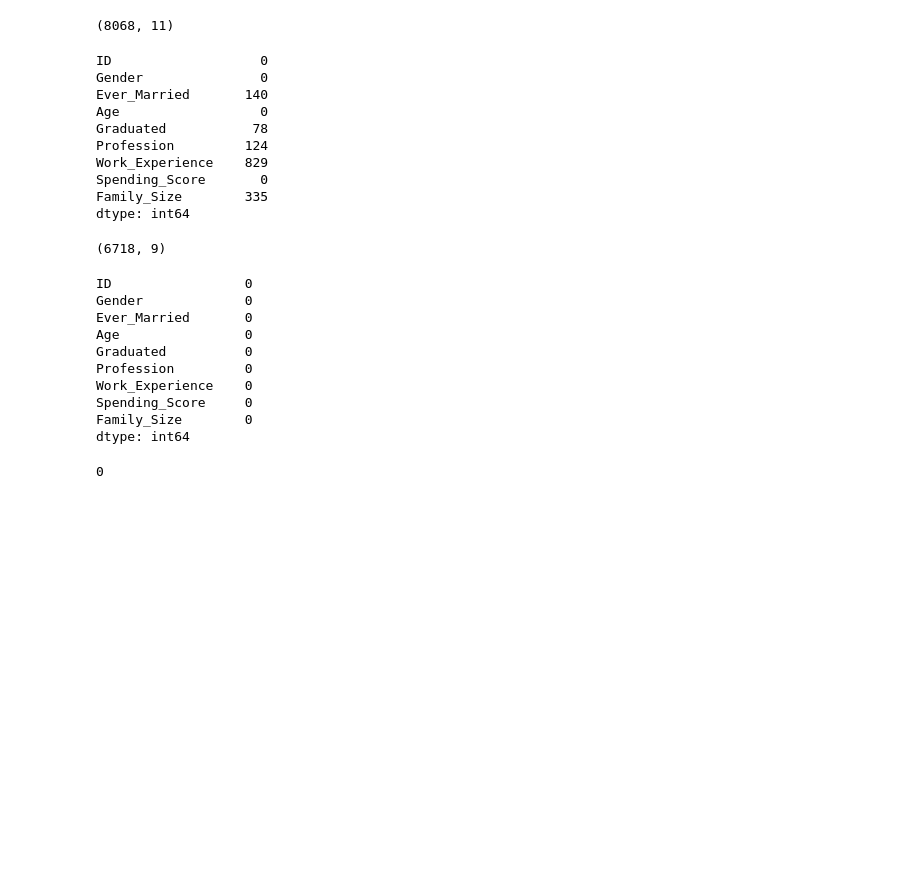
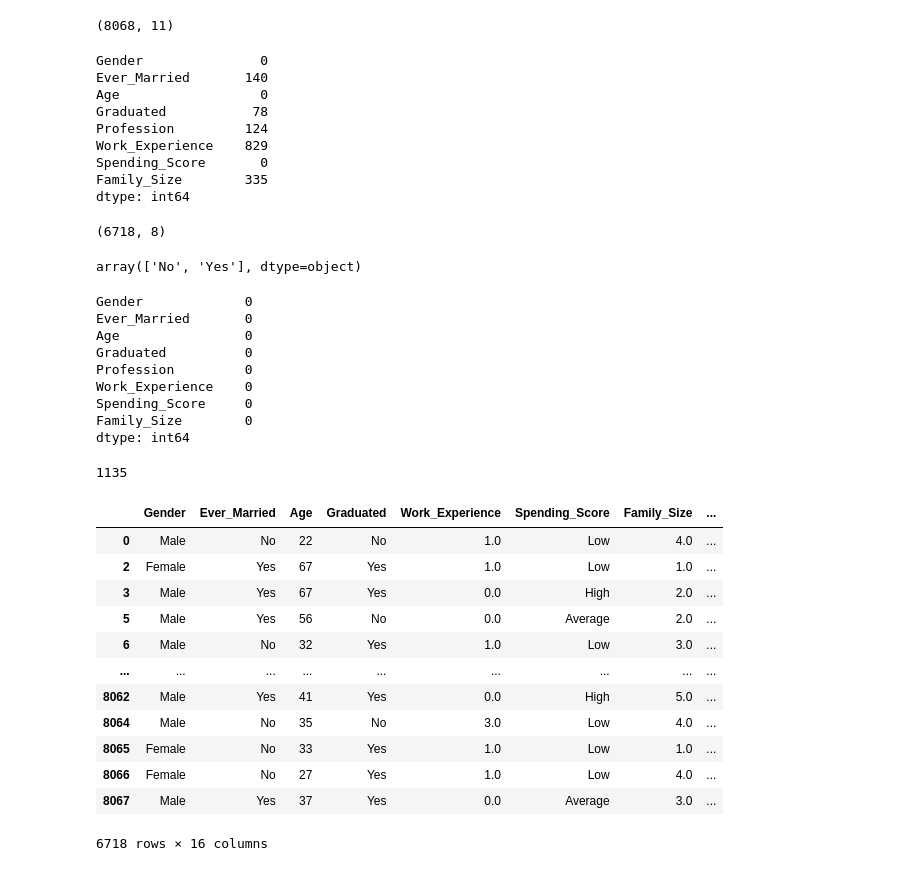
Before and after one commit to harimrys/ML-Project, a Jupyter notebook: notebooks/test_main.ipynb, the cells around one changed output. Saved outputs shown, nothing was run; the diff lists cells and outputs as text; code cells hidden in the pictures; blank space fills up the shorter version.

Commit message:
dummies

```diff
--- a/notebooks/test_main.ipynb
+++ b/notebooks/test_main.ipynb
@@ -25,11 +30,10 @@ df.shape
 # %% [output]
 (8068, 11)
 # %%
-df = df.drop(columns = ['Var_1', 'Segmentation'])
+df = df.drop(columns = ['Var_1', 'Segmentation', "ID"])
 # %%
 df.isnull().sum()
 # %% [output]
-ID                   0
 Gender               0
 Ever_Married       140
 Age                  0
@@ -43,11 +47,14 @@ dtype: int64
 df.dropna(inplace = True)
 df.shape
 # %% [output]
-(6718, 9)
+(6718, 8)
+# %%
+df["Graduated"].unique()
+# %% [output]
+array(['No', 'Yes'], dtype=object)
 # %%
 df.isnull().sum()
 # %% [output]
-ID                 0
 Gender             0
 Ever_Married       0
 Age                0
@@ -60,4 +67,22 @@ dtype: int64
 # %%
 df.duplicated().sum()
 # %% [output]
-0
+1135
+# %%
+# One-hot encoding for sex and title
+df_dummies = pd.get_dummies(df, columns=["Profession"])
+df_dummies
+# %% [output]
+|  | Gender | Ever_Married | Age | Graduated | Work_Experience | Spending_Score | Family_Size | ... |
+| 0 | Male | No | 22 | No | 1.0 | Low | 4.0 | ... |
+| 2 | Female | Yes | 67 | Yes | 1.0 | Low | 1.0 | ... |
+| 3 | Male | Yes | 67 | Yes | 0.0 | High | 2.0 | ... |
+| 5 | Male | Yes | 56 | No | 0.0 | Average | 2.0 | ... |
+| 6 | Male | No | 32 | Yes | 1.0 | Low | 3.0 | ... |
+| ... | ... | ... | ... | ... | ... | ... | ... | ... |
+| 8062 | Male | Yes | 41 | Yes | 0.0 | High | 5.0 | ... |
+| 8064 | Male | No | 35 | No | 3.0 | Low | 4.0 | ... |
+| 8065 | Female | No | 33 | Yes | 1.0 | Low | 1.0 | ... |
+| 8066 | Female | No | 27 | Yes | 1.0 | Low | 4.0 | ... |
+| 8067 | Male | Yes | 37 | Yes | 0.0 | Average | 3.0 | ... |
+6718 rows × 16 columns
```
Also changed, not shown: parts of 11 cells of this notebook.
